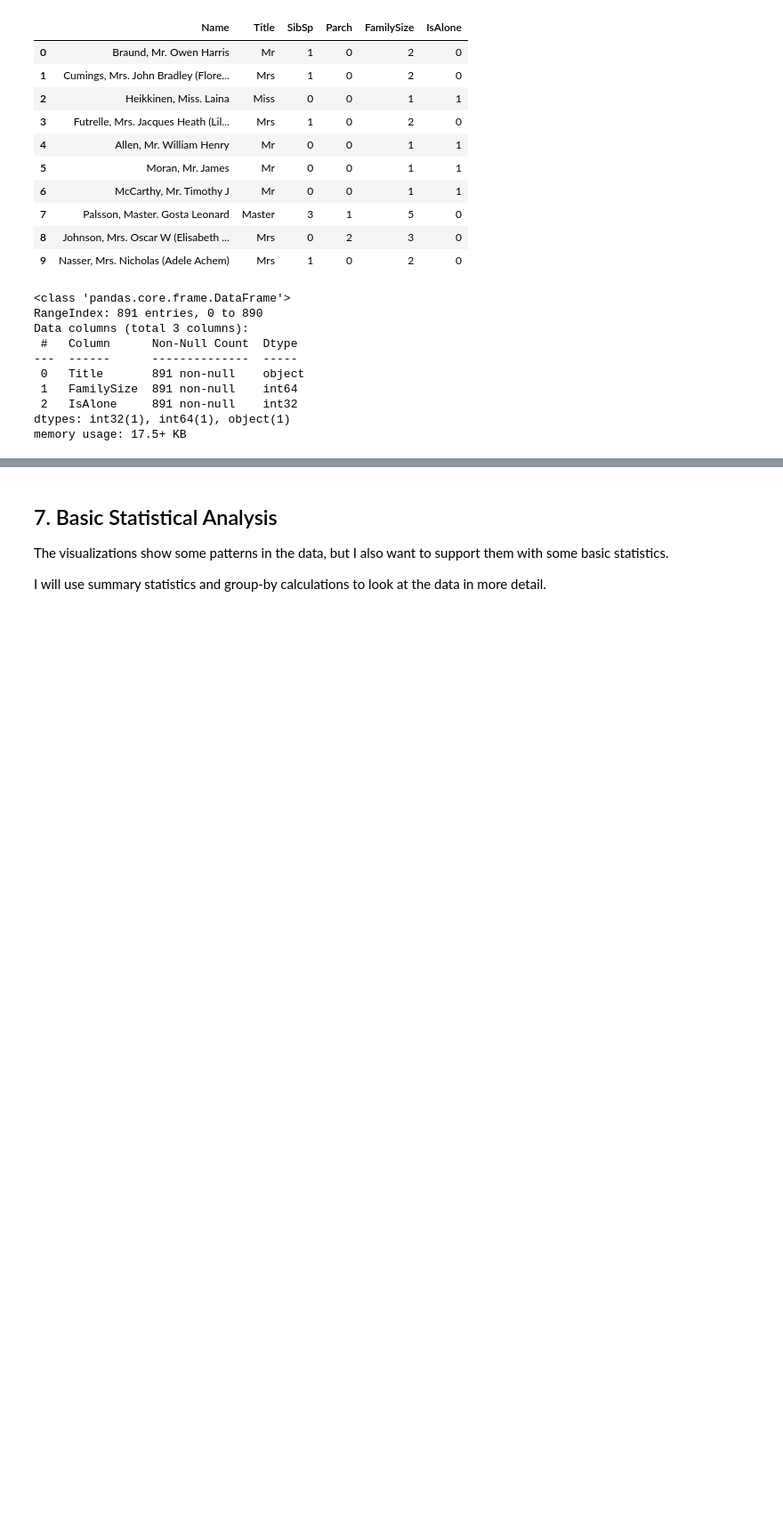
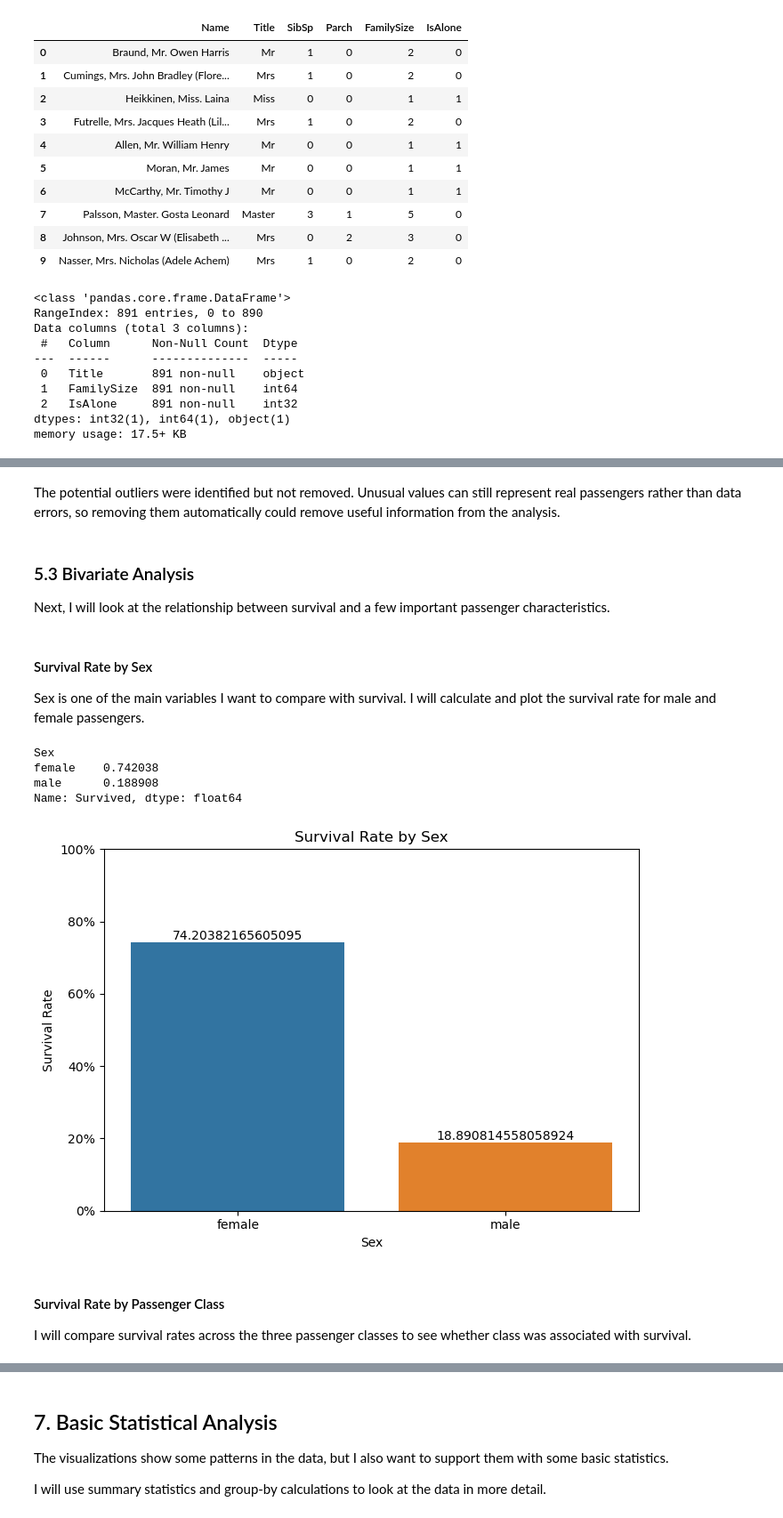
Before and after one commit to francisparwez/titanic-survival-analysis, a Jupyter notebook: Titanic_EDA.ipynb, the cells around one changed output, grey strips where cells are left out. Shown at 89% size. Saved outputs shown, nothing was run; the diff lists cells and outputs as text; code cells hidden in the pictures; blank space fills up the shorter version.

Commit message:
09 Refined analysis & documentation based on feedback

```diff
--- a/Titanic_EDA.ipynb
+++ b/Titanic_EDA.ipynb
@@ -458,0 +499,10 @@ df[["FamilySize", "IsAlone"]].head(10)
+# %%
+def family_group(size):
+    if size == 1:
+        return "Alone"
+    elif size <= 4:
+        return "Small Family"
+    else:
+        return "Large Family"
+
+df["FamilyGroup"] = df["FamilySize"].apply(family_group)
@@ -459,3 +513,8 @@ df[["FamilySize", "IsAlone"]].head(10)
+# %%
+title_counts = df["Title"].value_counts()
+rare_titles = title_counts[title_counts < 10].index
+
+df["TitleGroup"] = df["Title"].replace(rare_titles, "Rare")
 # %% [markdown]
 ### New Features
 
@@ -780,0 +761,42 @@ The analysis above produces 10 visualizations. Each chart is also saved as a PNG
+# %% [markdown]
+The potential outliers were identified but not removed. Unusual values can still represent real passengers rather than data errors, so removing them automatically could remove useful information from the analysis.
+# %% [markdown]
+### 5.3 Bivariate Analysis
+
+Next, I will look at the relationship between survival and a few important passenger characteristics.
+# %% [markdown]
+#### Survival Rate by Sex
+
+Sex is one of the main variables I want to compare with survival. I will calculate and plot the survival rate for male and female passengers.
+# %%
+survival_by_sex = df.groupby("Sex")["Survived"].mean()
+survival_by_sex
+# %% [output]
+Sex
+female    0.742038
+male      0.188908
+Name: Survived, dtype: float64
+# %%
+plt.figure(figsize=(7, 5))
+
+ax = sns.barplot(x=survival_by_sex.index, y=survival_by_sex.values)
+
+plt.title("Survival Rate by Sex")
+plt.xlabel("Sex")
+plt.ylabel("Survival Rate")
+plt.ylim(0, 1)
+plt.gca().yaxis.set_major_formatter(PercentFormatter(1))
+
+for container in ax.containers:
+    ax.bar_label(container, fmt="%.1f%%", labels=[v * 100 for v in survival_by_sex.values])
+
+plt.tight_layout()
+plt.savefig("images/06_survival_by_sex.png", dpi=300, bbox_inches="tight")
+plt.show()
+plt.close()
+# %% [output]
+[figure, added]
+# %% [markdown]
+#### Survival Rate by Passenger Class
+
+I will compare survival rates across the three passenger classes to see whether class was associated with survival.
```
Also changed, not shown: parts of 82 cells of this notebook, 7 other files.
